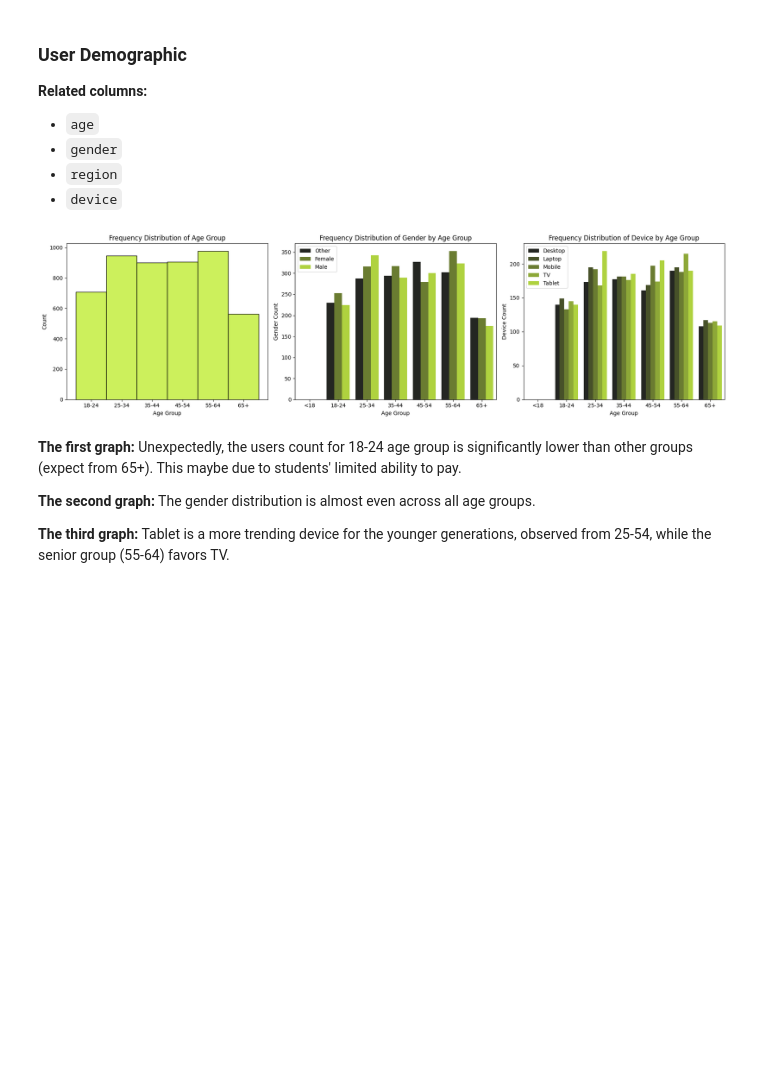
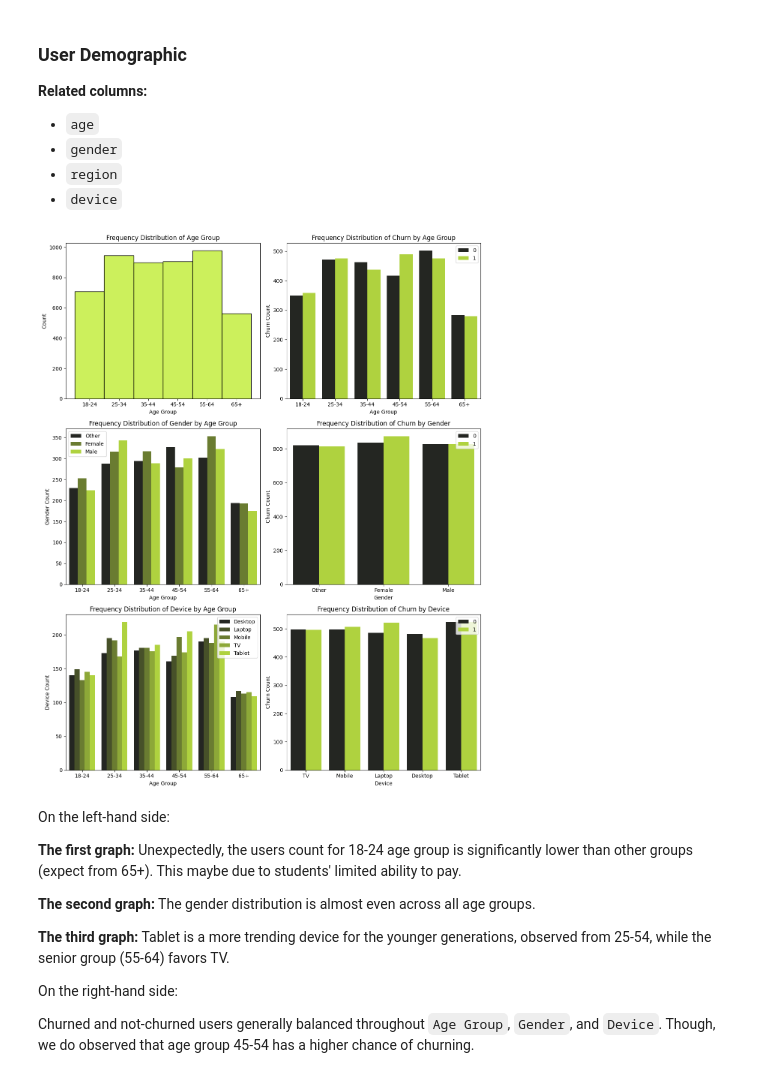
Before and after one commit to Lorre-Ramon/Netflix-Customer-Churn, a Jupyter notebook: churn.ipynb, the cells around one changed output. Saved outputs shown, nothing was run; the diff lists cells and outputs as text; code cells hidden in the pictures; blank space fills up the shorter version.

```diff
--- a/churn.ipynb
+++ b/churn.ipynb
@@ -92,7 +113,7 @@ Name: count, dtype: int64
 
 The users are evenly distributed across the three subscription types.
 # %%
-df['subscription_type'].replace({'Basic': "0 Basic", 'Standard': "1 Standard", 'Premium': "2 Premium"}, inplace=True)
+df['subscription_type'] = df['subscription_type'].replace({'Basic': "0 Basic", 'Standard': "1 Standard", 'Premium': "2 Premium"})
 # %%
 df[['subscription_type', 'monthly_fee']]\
     .drop_duplicates()\
@@ -133,39 +143,63 @@ df['subscription_type']\
 - `device`
 # %%
 df['age_bucket'] = pd.cut(df['age'],
-                    bins=[0, 18, 25, 35, 45, 55, 65, 100],
-                    labels=['<18', '18-24', '25-34', '35-44', '45-54', '55-64', '65+'],
+                    bins=[18, 25, 35, 45, 55, 65, 100],
+                    labels=['18-24', '25-34', '35-44', '45-54', '55-64', '65+'],
                     right=False)
 # %%
 # (1,3) subplots that share the x axis
-fig, axes = plt.subplots(1, 3, figsize=(18,5), sharey=False)
+fig, axes = plt.subplots(3, 2, figsize=(12,15), sharey=False)
 
-sns.histplot(ax=axes[0], data=df, x='age_bucket', color="#BCEB26")
-axes[0].set_title('Frequency Distribution of Age Group')
-axes[0].set_xlabel('Age Group')
-axes[0].set_ylabel('Count')
+sns.histplot(ax=axes[0,0], data=df, x='age_bucket', color="#BCEB26")
+axes[0,0].set_title('Frequency Distribution of Age Group')
+axes[0,0].set_xlabel('Age Group')
+axes[0,0].set_ylabel('Count')
 
-sns.countplot(ax=axes[1], data = df, x='age_bucket', hue = 'gender', palette='dark:#BCEB26')
-axes[1].set_title('Frequency Distribution of Gender by Age Group')
-axes[1].set_xlabel('Age Group')
-axes[1].set_ylabel('Gender Count')
-axes[1].legend()
+sns.countplot(ax=axes[0,1], data = df, x='age_bucket', hue = 'churned', palette='dark:#BCEB26')
+axes[0,1].set_title('Frequency Distribution of Churn by Age Group')
+axes[0,1].set_xlabel('Age Group')
+axes[0,1].set_ylabel('Churn Count')
+axes[0,1].legend()
 
-sns.countplot(ax=axes[2], data = df.sort_values(by='device'), x='age_bucket', hue = 'device', palette='dark:#BCEB26')
-axes[2].set_title('Frequency Distribution of Device by Age Group')
-axes[2].set_xlabel('Age Group')
-axes[2].set_ylabel('Device Count')
-axes[2].legend()
+sns.countplot(ax=axes[1,0], data = df, x='age_bucket', hue = 'gender', palette='dark:#BCEB26')
+axes[1,0].set_title('Frequency Distribution of Gender by Age Group')
+axes[1,0].set_xlabel('Age Group')
+axes[1,0].set_ylabel('Gender Count')
+axes[1,0].legend()
+
+sns.countplot(ax=axes[1,1], data = df, x='gender', hue = 'churned', palette='dark:#BCEB26')
+axes[1,1].set_title('Frequency Distribution of Churn by Gender')
+axes[1,1].set_xlabel("Gender")
+axes[1,1].set_ylabel('Churn Count')
+axes[1,1].legend()
+
+sns.countplot(ax=axes[2,0], data = df.sort_values(by='device'), x='age_bucket', hue = 'device', palette='dark:#BCEB26')
+axes[2,0].set_title('Frequency Distribution of Device by Age Group')
+axes[2,0].set_xlabel('Age Group')
+axes[2,0].set_ylabel('Device Count')
+axes[2,0].legend()
+
+sns.countplot(ax=axes[2,1], data = df, x='device', hue = 'churned', palette='dark:#BCEB26')
+axes[2,1].set_title('Frequency Distribution of Churn by Device')
+axes[2,1].set_xlabel('Device')
+axes[2,1].set_ylabel('Churn Count')
+axes[2,1].legend()
 
 plt.tight_layout()
 plt.show()
 # %% [output]
-[figure, old version]
+[figure, new version]
 # %% [markdown]
+On the left-hand side:
+
 **The first graph:** Unexpectedly, the users count for 18-24 age group is significantly lower than other groups (expect from 65+). This maybe due to students' limited ability to pay.
 
 
 **The second graph:** The gender distribution is almost even across all age groups.
 
 **The third graph:** Tablet is a more trending device for the younger generations, observed from 25-54, while the senior group (55-64) favors TV.
+
+On the right-hand side:
+
+Churned and not-churned users generally balanced throughout `Age Group`, `Gender`, and `Device`. Though, we do observed that age group 45-54 has a higher chance of churning.
 # %%
```
Also changed, not shown: parts of 22 cells of this notebook.
